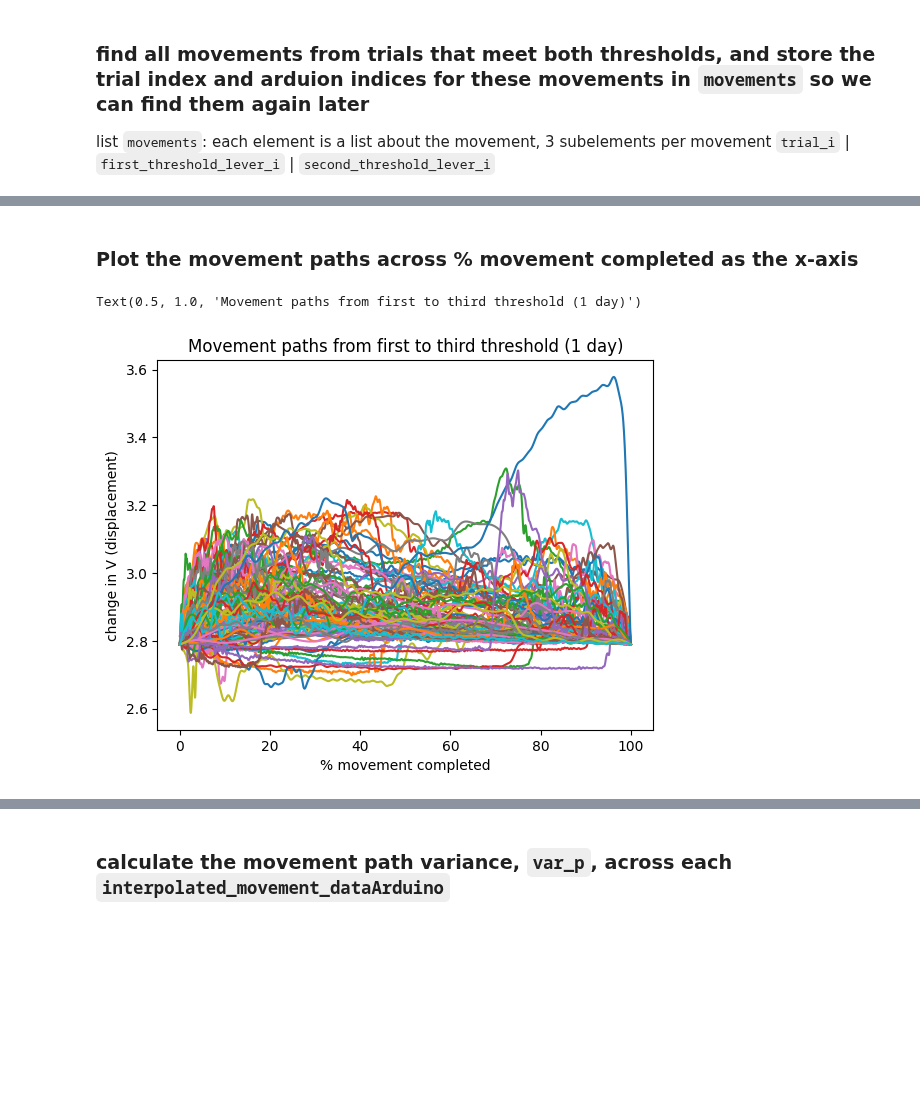
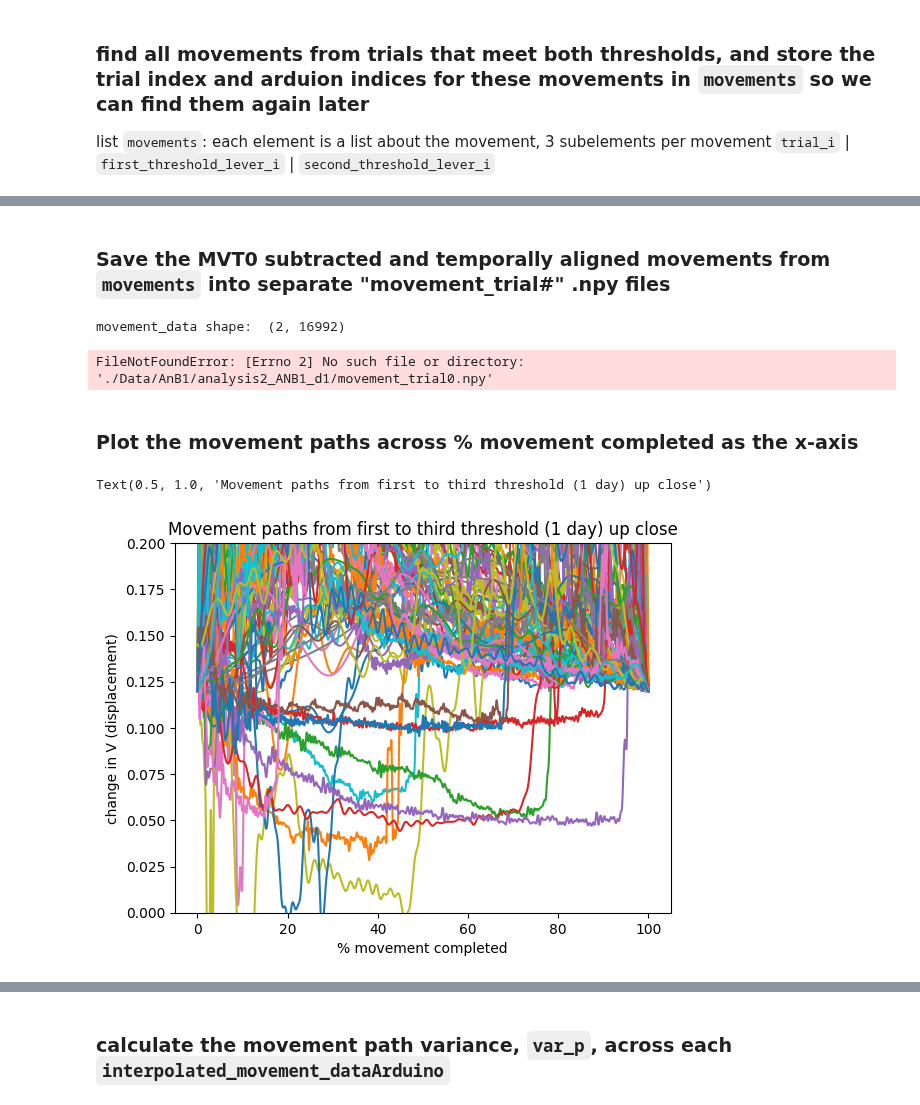
Before and after one commit to paulazoo/behavior, a Jupyter notebook: analysis/2_var_ptemp.ipynb, the cells around one changed output, grey strips where cells are left out. Saved outputs shown, nothing was run; the diff lists cells and outputs as text; code cells hidden in the pictures; blank space fills up the shorter version.

Commit message:
modular analysis folders

```diff
--- a/analysis/2_var_ptemp.ipynb
+++ b/analysis/2_var_ptemp.ipynb
@@ -29,8 +37,10 @@ import re # regex for string parsing
 # %%
 folder_name = './Data/AnB1/'
 day = 1
-lever_data_folder_name = "./Data/AnB1/LeverData_ANB1_d1/"
+lever_data_folder = "./Data/AnB1/LeverData_ANB1_d1/"
 lever_data_matfile = "./Data/AnB1/LeverData_ANB1_d1.mat"
+output_folder = "./Data/AnB1/analysis2_ANB1_d1/"
+!mkdir {output_folder}
 # %% [markdown]
 ### sort through relevant .mat files found in folder by day ("_d#")
 # %%
@@ -183,11 +191,22 @@ for movement in movements:
     # also check by plotting all of the movements
     plt.plot(\
         movement[1] - movement[1][0],\
-        movement[2]\
+        movement[2] - MVT0\
         )
 plt.title("Movements: from first to third threshold")
 plt.xlabel("time from hitting first threshold (s)")
 plt.ylabel("change in V (displacement)")
 #plt.xlim([0, 1])
 plt.show()
+
+for movement in rejected_reward_movements:
+    # also check by plotting all of the movements
+    plt.plot(\
+        movement[1] - movement[1][0],\
+        movement[2] - MVT0\
+        )
+plt.title("Rejected Reward Movements: from first to third threshold")
+plt.xlabel("time from tone (s)")
+plt.ylabel("change in V (displacement)")
+plt.show()
 # %% [output]
@@ -195,15 +215,38 @@ plt.show()
+# %% [markdown]
+### Save the MVT0 subtracted and temporally aligned movements from `movements` into separate "movement_trial#" .npy files
+# %%
+for movement in movements:
+    trial_i = movement[0]
+    movement_data = np.array([movement[1] - movement[1][0], \
+                              movement[2] - MVT0])
+    print("movement_data shape: ", movement_data.shape)
+    np.save(output_folder+"movement_trial"+str(trial_i), movement_data)
+# %% [output]
+movement_data shape:  (2, 16992)
+FileNotFoundError: [Errno 2] No such file or directory: './Data/AnB1/analysis2_ANB1_d1/movement_trial0.npy'
 # %% [markdown]
 ### Plot the movement paths across % movement completed as the x-axis
 # %%
+for movement in movements:
+    # also check by plotting all of the movements
+    plt.plot(\
+        (movement[1] - movement[1][0]) *100 /(movement[1][-1] - movement[1][0]),\
+        movement[2] - MVT0\
+        )
+plt.xlabel("% movement completed")
+plt.ylabel("change in V (displacement)")
+plt.title("Movement paths from first to third threshold (1 day)")
+
 for movement in movements:
     # also check by plotting all of the movements
     plt.plot(\
         (movement[1] - movement[1][0]) *100 /(movement[1][-1] - movement[1][0]),\
         movement[2]\
         )
 plt.xlabel("% movement completed")
 plt.ylabel("change in V (displacement)")
-plt.title("Movement paths from first to third threshold (1 day)")
+plt.ylim([0, 0.2])
+plt.title("Movement paths from first to third threshold (1 day) up close")
 # %% [output]
-Text(0.5, 1.0, 'Movement paths from first to third threshold (1 day)')
+Text(0.5, 1.0, 'Movement paths from first to third threshold (1 day) up close')
-[figure, old version]
+[figure, new version]
```
Also changed, not shown: parts of 8 cells of this notebook, 1 other file.
